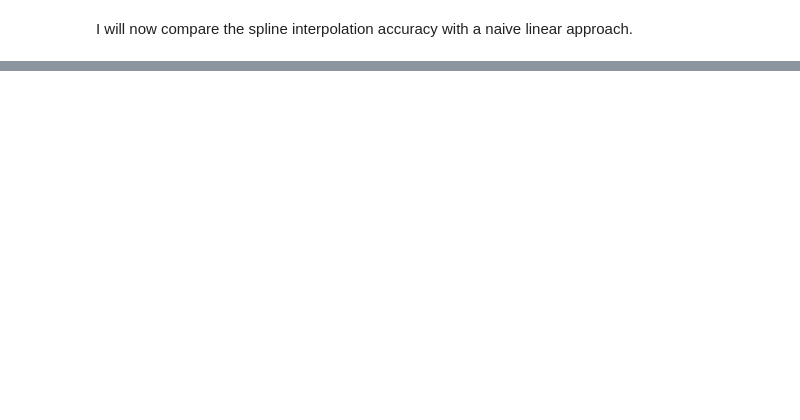
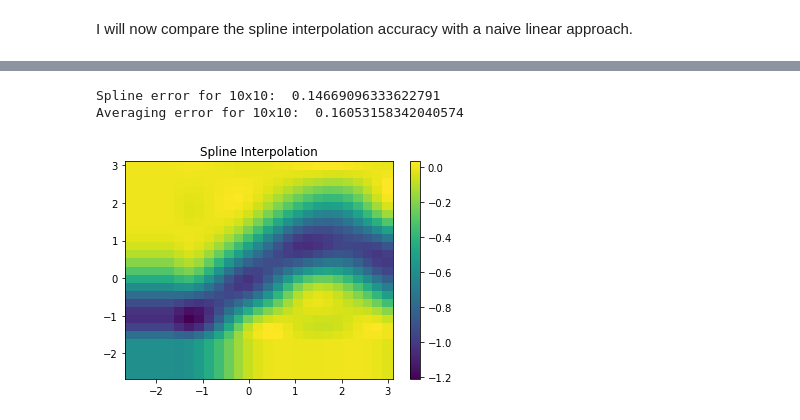
Before and after one commit to nlumiere/Interpolation-Techniques, a Jupyter notebook: Spline_Interpolation.ipynb, the cells around one changed output, grey strips where cells are left out. Drawn from its saved outputs; the diff is of its cells as text; code cells hidden in the pictures; blank space fills up the shorter version.

Commit message:
Added relative error discussion at three different point densities

```diff
--- a/Spline_Interpolation.ipynb
+++ b/Spline_Interpolation.ipynb
@@ -137,0 +137,42 @@ plt.show()
+# %%
+x = np.linspace(-3, 3, 41)
+y = np.linspace(-3, 3, 41)
+X, Y = np.meshgrid(x, y)
+Z = f(X, Y)
+
+# I throw out the last row and column because not all these matrices are exactly the same size
+# I also throw out the first sqrt(m) columns because of the error in the spline method discussed above
+mag = 0
+obs_mag_spline = 0
+obs_mag_jank = 0
+i = 7
+while(i < len(Z)-1):
+    for j in range(len(Z[0])-1):
+        mag += Z[i][j]
+        obs_mag_spline += znew[i][j]
+        obs_mag_jank += z_naivedense[i][j]
+    i += 1
+
+spline_error = np.abs((obs_mag_spline-mag)/mag)
+jank_error = np.abs((obs_mag_jank-mag)/mag)
+print("Spline error for 10x10: ", spline_error)
+print("Averaging error for 10x10: ", jank_error)
+# %% [output]
+Spline error for 10x10:  0.14669096333622791
+Averaging error for 10x10:  0.16053158342040574
+# %%
+x_edges, y_edges = np.mgrid[-3:3:8j, -3:3:8j]
+x = x_edges[:-1, :-1] + np.diff(x_edges[:2, 0])[0]*1.5
+y = y_edges[:-1, :-1] + np.diff(y_edges[0, :2])[0] *1.5
+z = f(x,y)
+xnew_edges, ynew_edges = np.mgrid[-3:3:29j, -3:3:29j]
+xnew = xnew_edges[:-1, :-1] + np.diff(xnew_edges[:2, 0])[0] *1.5
+ynew = ynew_edges[:-1, :-1] + np.diff(ynew_edges[0, :2])[0] *1.5
+tck = interp.bisplrep(x, y, z, s=0)
+znew = interp.bisplev(xnew[:,0], ynew[0,:], tck)
+plt.pcolormesh(xnew, ynew, znew, shading='auto')
+plt.title('Spline Interpolation')
+plt.colorbar()
+plt.show()
+# %% [output]
+[figure, added]
```
Also changed, not shown: parts of 17 cells of this notebook.
